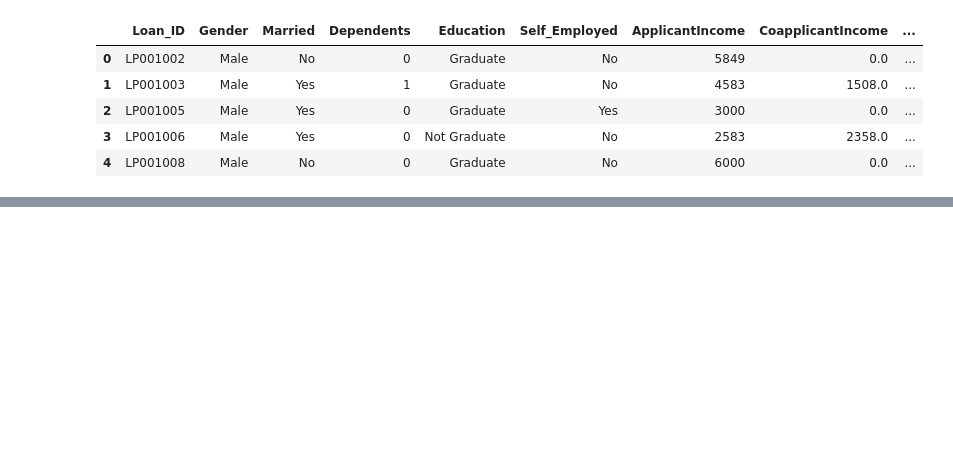
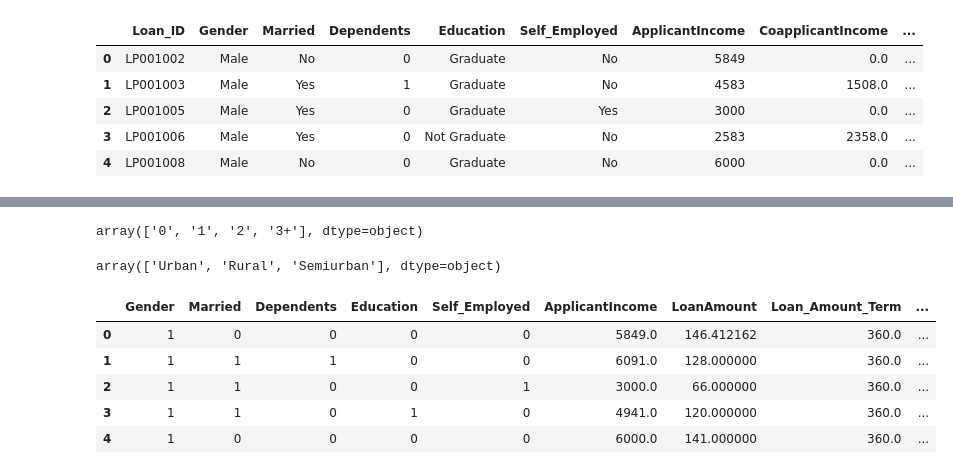
Before and after one commit to fjcl2491/Package_ML_Models, a Jupyter notebook: packaging_ml_model/notebooks/loan_experiment.ipynb, the cells around one changed output, grey strips where cells are left out. Saved outputs shown, nothing was run; the diff lists cells and outputs as text; code cells hidden in the pictures; blank space fills up the shorter version.

```diff
--- a/packaging_ml_model/notebooks/loan_experiment.ipynb
+++ b/packaging_ml_model/notebooks/loan_experiment.ipynb
@@ -17,0 +267,23 @@ raw_train.head()
+# %%
+# Application of the label encoder
+train_df.Dependents.unique()
+# %% [output]
+array(['0', '1', '2', '3+'], dtype=object)
+# %%
+train_df.Property_Area.unique() # Ordinal Data --> Label Encoder
+# %% [output]
+array(['Urban', 'Rural', 'Semiurban'], dtype=object)
+# %%
+for col in cat_cols:
+    le = LabelEncoder()
+    train_df[col] = le.fit_transform(train_df[col])
+    test_df[col] = le.fit_transform(test_df[col])
+# %%
+train_df.head()
+# %% [output]
+|  | Gender | Married | Dependents | Education | Self_Employed | ApplicantIncome | LoanAmount | Loan_Amount_Term | ... |
+| 0 | 1 | 0 | 0 | 0 | 0 | 5849.0 | 146.412162 | 360.0 | ... |
+| 1 | 1 | 1 | 1 | 0 | 0 | 6091.0 | 128.000000 | 360.0 | ... |
+| 2 | 1 | 1 | 0 | 0 | 1 | 3000.0 | 66.000000 | 360.0 | ... |
+| 3 | 1 | 1 | 0 | 1 | 0 | 4941.0 | 120.000000 | 360.0 | ... |
+| 4 | 1 | 0 | 0 | 0 | 0 | 6000.0 | 141.000000 | 360.0 | ... |
```
Also changed, not shown: parts of 30 cells of this notebook.
